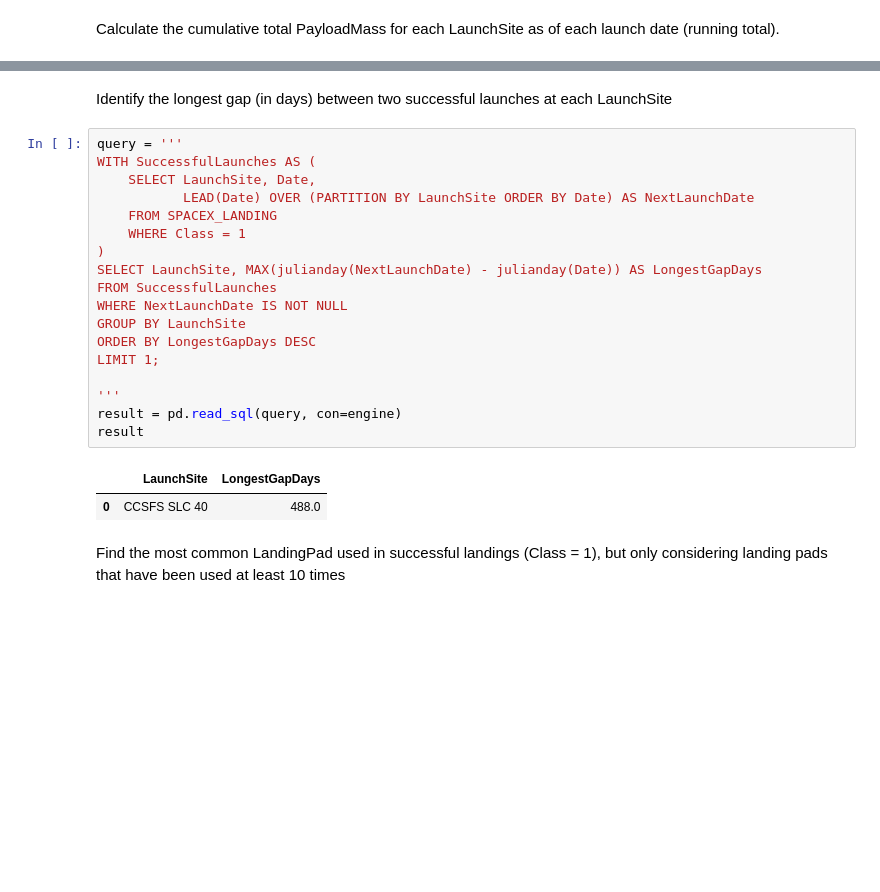
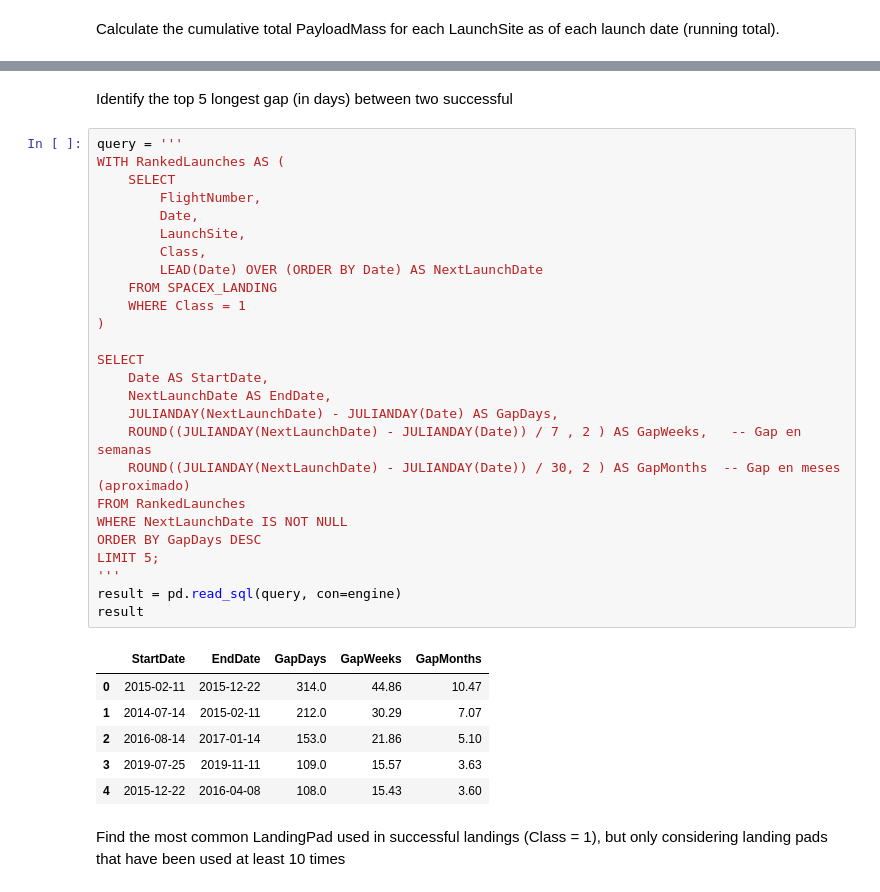
Before and after one commit to ClaudioChavarria/Rocket-Landing-Success-ML, a Jupyter notebook: 03-eda_and_feature_engineering/03-eda-and-feature-engineering.ipynb, the cells around one changed output, grey strips where cells are left out. Saved outputs shown, nothing was run; the diff lists cells and outputs as text; blank space fills up the shorter version.

```diff
--- a/03-eda_and_feature_engineering/03-eda-and-feature-engineering.ipynb
+++ b/03-eda_and_feature_engineering/03-eda-and-feature-engineering.ipynb
@@ -412,28 +413,40 @@ result
 | 89 | VAFB SLC 4E | 2019-06-12 | 76953.000000 |
 90 rows × 3 columns
 # %% [markdown]
-Identify the longest gap (in days) between two successful launches at each LaunchSite
+Identify the top 5 longest gap (in days) between two successful
 # %%
 query = '''
-WITH SuccessfulLaunches AS (
-    SELECT LaunchSite, Date,
-           LEAD(Date) OVER (PARTITION BY LaunchSite ORDER BY Date) AS NextLaunchDate
+WITH RankedLaunches AS (
+    SELECT
+        FlightNumber,
+        Date,
+        LaunchSite,
+        Class,
+        LEAD(Date) OVER (ORDER BY Date) AS NextLaunchDate
     FROM SPACEX_LANDING
     WHERE Class = 1
 )
-SELECT LaunchSite, MAX(julianday(NextLaunchDate) - julianday(Date)) AS LongestGapDays
-FROM SuccessfulLaunches
+
+SELECT
+    Date AS StartDate,
+    NextLaunchDate AS EndDate,
+    JULIANDAY(NextLaunchDate) - JULIANDAY(Date) AS GapDays,
+    ROUND((JULIANDAY(NextLaunchDate) - JULIANDAY(Date)) / 7 , 2 ) AS GapWeeks,   -- Gap en semanas
+    ROUND((JULIANDAY(NextLaunchDate) - JULIANDAY(Date)) / 30, 2 ) AS GapMonths  -- Gap en meses (aproximado)
+FROM RankedLaunches
 WHERE NextLaunchDate IS NOT NULL
-GROUP BY LaunchSite
-ORDER BY LongestGapDays DESC
-LIMIT 1;
-
+ORDER BY GapDays DESC
+LIMIT 5;
 '''
 result = pd.read_sql(query, con=engine)
 result
 # %% [output]
-|  | LaunchSite | LongestGapDays |
-| 0 | CCSFS SLC 40 | 488.0 |
+|  | StartDate | EndDate | GapDays | GapWeeks | GapMonths |
+| 0 | 2015-02-11 | 2015-12-22 | 314.0 | 44.86 | 10.47 |
+| 1 | 2014-07-14 | 2015-02-11 | 212.0 | 30.29 | 7.07 |
+| 2 | 2016-08-14 | 2017-01-14 | 153.0 | 21.86 | 5.10 |
+| 3 | 2019-07-25 | 2019-11-11 | 109.0 | 15.57 | 3.63 |
+| 4 | 2015-12-22 | 2016-04-08 | 108.0 | 15.43 | 3.60 |
 # %% [markdown]
  Find the most common LandingPad used in successful landings (Class = 1), but only considering landing pads that have been used at least 10 times
 # %%
```
Also changed, not shown: parts of 1 cell of this notebook.
